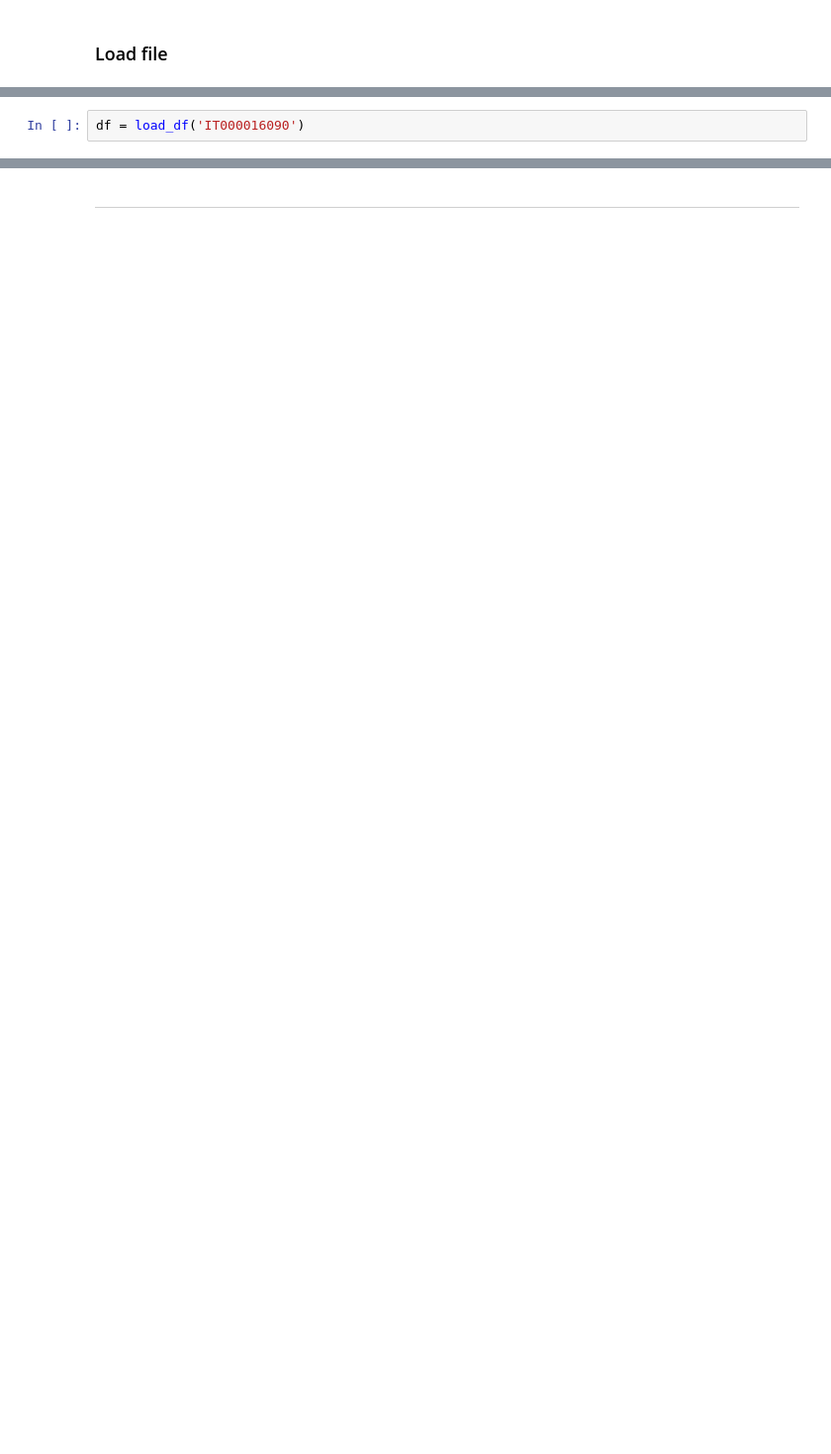
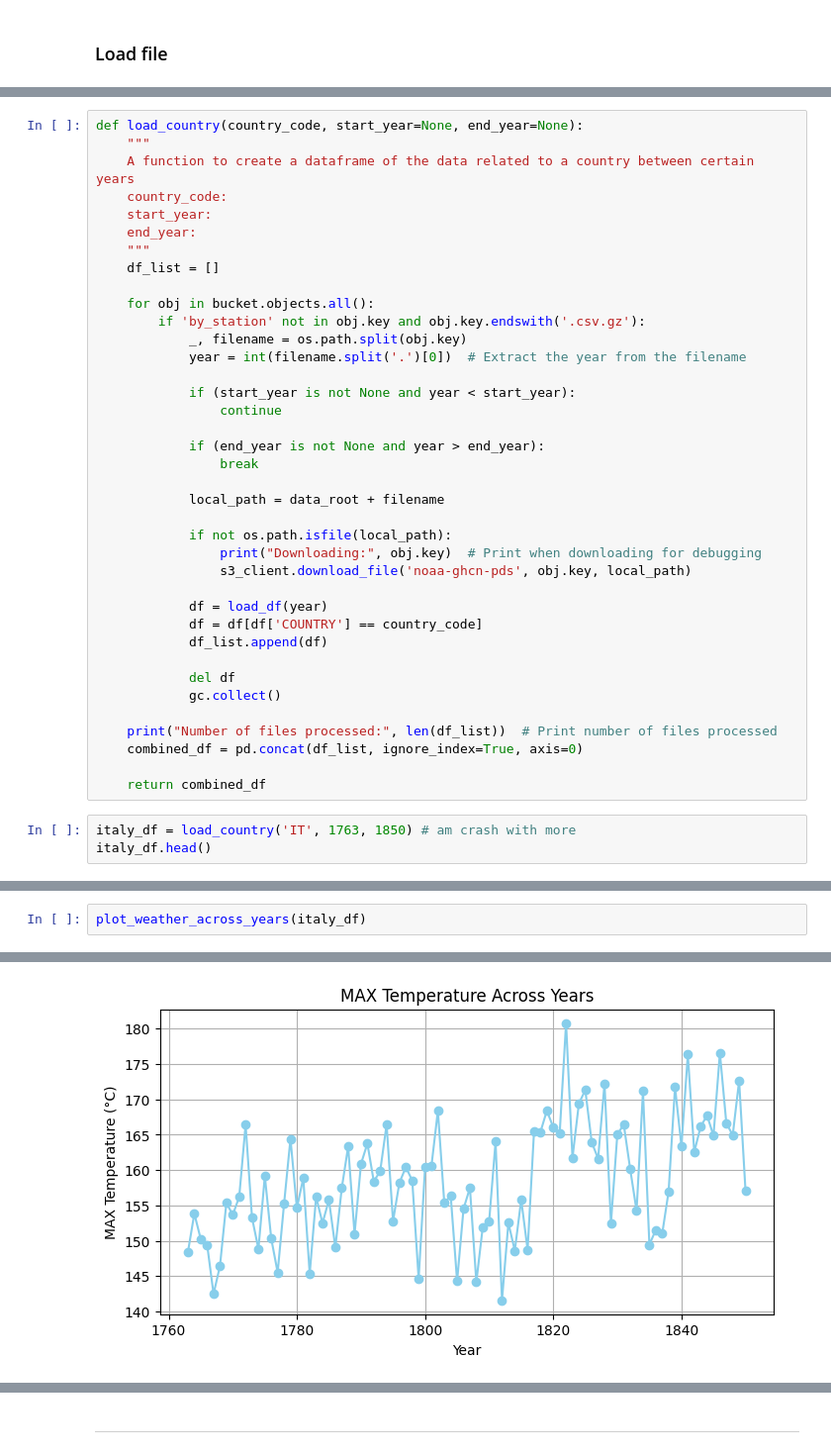
Before and after one commit to LeliaE/climateScience, a Jupyter notebook: Weather_Report.ipynb, the cells around one changed output, grey strips where cells are left out. Shown at 99% size. Cells and saved outputs as stored; diff of their text form; blank space fills up the shorter version.

```diff
--- a/Weather_Report.ipynb
+++ b/Weather_Report.ipynb
@@ -91,2 +335,0 @@ def load_df(station):
-# %%
-df = load_df('IT000016090')
@@ -108,0 +340,41 @@ df
+# %%
+def load_country(country_code, start_year=None, end_year=None):
+    """
+    A function to create a dataframe of the data related to a country between certain years
+    country_code:
+    start_year:
+    end_year:
+    """
+    df_list = []
+
+    for obj in bucket.objects.all():
+        if 'by_station' not in obj.key and obj.key.endswith('.csv.gz'):
+            _, filename = os.path.split(obj.key)
+            year = int(filename.split('.')[0])  # Extract the year from the filename
+
+            if (start_year is not None and year < start_year):
+                continue
+
+            if (end_year is not None and year > end_year):
+                break
+
+            local_path = data_root + filename
+
+            if not os.path.isfile(local_path):
+                print("Downloading:", obj.key)  # Print when downloading for debugging
+                s3_client.download_file('noaa-ghcn-pds', obj.key, local_path)
+
+            df = load_df(year)
+            df = df[df['COUNTRY'] == country_code]
+            df_list.append(df)
+
+            del df
+            gc.collect()
+
+    print("Number of files processed:", len(df_list))  # Print number of files processed
+    combined_df = pd.concat(df_list, ignore_index=True, axis=0)
+
+    return combined_df
+# %%
+italy_df = load_country('IT', 1763, 1850) # am crash with more
+italy_df.head()
@@ -108,0 +471,3 @@ df
+# %%
+plot_weather_across_years(italy_df)
+# %% [output]
@@ -108,0 +479 @@ df
+[figure, added]
```
Also changed, not shown: parts of 54 cells of this notebook.
